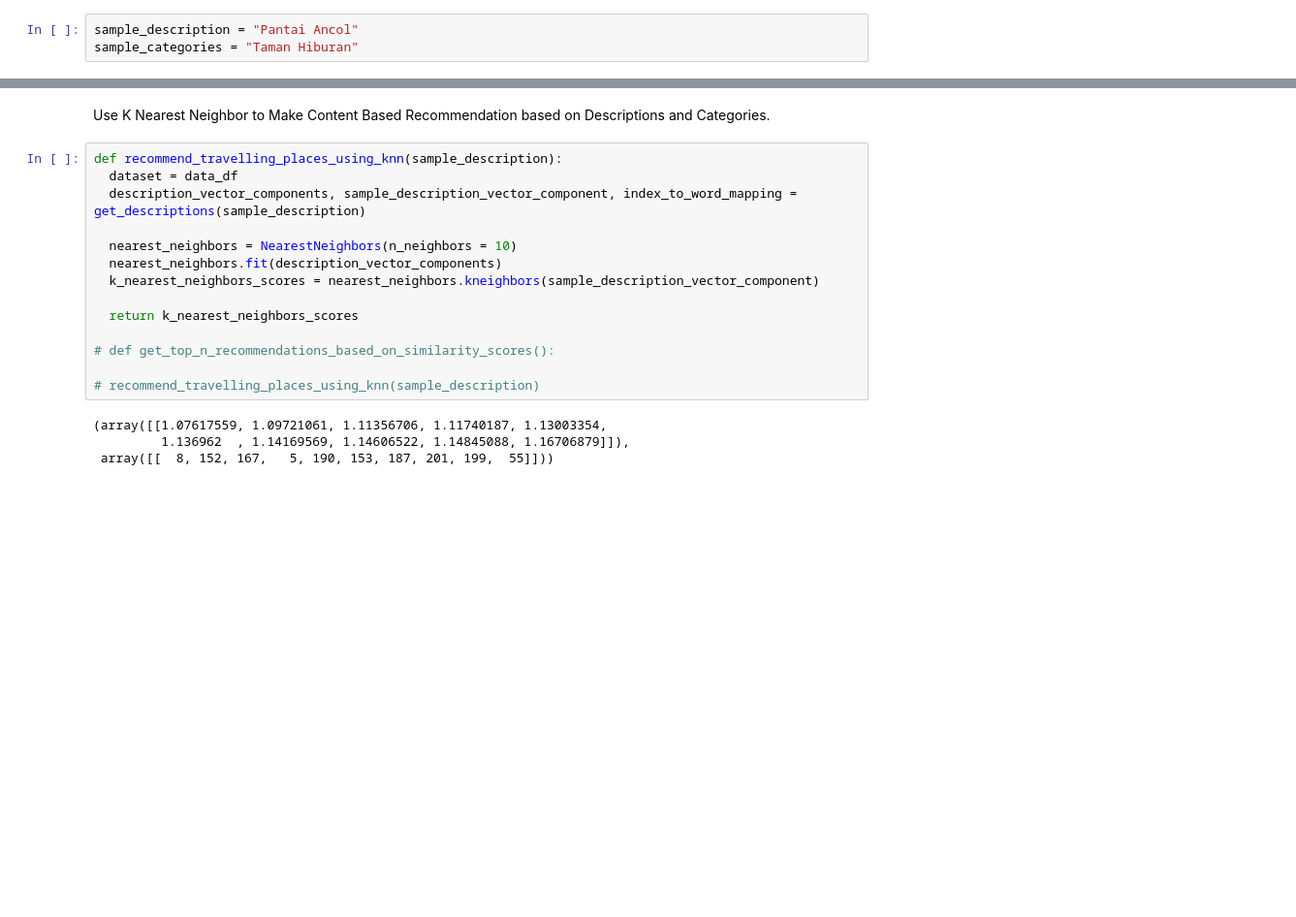
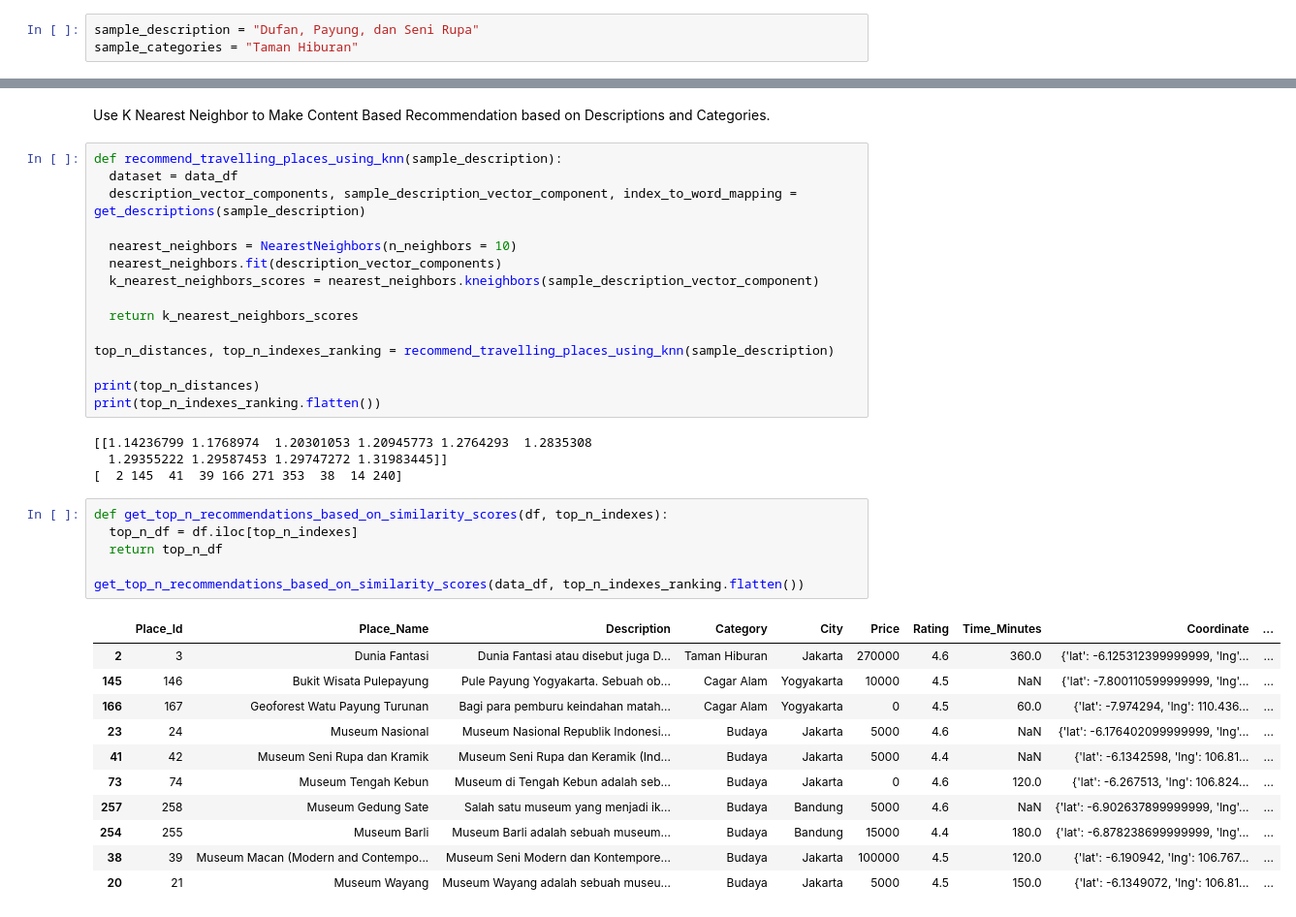
Before and after one commit to MaxZx3000/AI-Compfest-GigaPrime, a Jupyter notebook: artificial-intelligence/recommendation_system_tourism_place.ipynb, the cells around one changed output, grey strips where cells are left out. Shown at 97% size. Cells and saved outputs as stored; diff of their text form; blank space fills up the shorter version.

Commit message:
Added Get top N Recommendations.

```diff
--- a/artificial-intelligence/recommendation_system_tourism_place.ipynb
+++ b/artificial-intelligence/recommendation_system_tourism_place.ipynb
@@ -124,7 +124,7 @@ data_df.head(5)
 # %% [markdown]
 Make a Sample Data
 # %%
-sample_description = "Pantai Ancol"
+sample_description = "Dufan, Payung, dan Seni Rupa"
 sample_categories = "Taman Hiburan"
 # %% [markdown]
 Make Machine Learning Model (KNN Recommendation System).
@@ -172,10 +172,29 @@ def recommend_travelling_places_using_knn(sample_description):
 
   return k_nearest_neighbors_scores
 
-# def get_top_n_recommendations_based_on_similarity_scores():
+top_n_distances, top_n_indexes_ranking = recommend_travelling_places_using_knn(sample_description)
 
-# recommend_travelling_places_using_knn(sample_description)
+print(top_n_distances)
+print(top_n_indexes_ranking.flatten())
 # %% [output]
-(array([[1.07617559, 1.09721061, 1.11356706, 1.11740187, 1.13003354,
-         1.136962  , 1.14169569, 1.14606522, 1.14845088, 1.16706879]]),
- array([[  8, 152, 167,   5, 190, 153, 187, 201, 199,  55]]))
+[[1.14236799 1.1768974  1.20301053 1.20945773 1.2764293  1.2835308
+  1.29355222 1.29587453 1.29747272 1.31983445]]
+[  2 145  41  39 166 271 353  38  14 240]
+# %%
+def get_top_n_recommendations_based_on_similarity_scores(df, top_n_indexes):
+  top_n_df = df.iloc[top_n_indexes]
+  return top_n_df
+
+get_top_n_recommendations_based_on_similarity_scores(data_df, top_n_indexes_ranking.flatten())
+# %% [output]
+|  | Place_Id | Place_Name | Description | Category | City | Price | Rating | Time_Minutes | Coordinate | ... |
+| 2 | 3 | Dunia Fantasi | Dunia Fantasi atau disebut juga D... | Taman Hiburan | Jakarta | 270000 | 4.6 | 360.0 | {'lat': -6.125312399999999, 'lng'... | ... |
+| 145 | 146 | Bukit Wisata Pulepayung | Pule Payung Yogyakarta. Sebuah ob... | Cagar Alam | Yogyakarta | 10000 | 4.5 | NaN | {'lat': -7.800110599999999, 'lng'... | ... |
+| 166 | 167 | Geoforest Watu Payung Turunan | Bagi para pemburu keindahan matah... | Cagar Alam | Yogyakarta | 0 | 4.5 | 60.0 | {'lat': -7.974294, 'lng': 110.436... | ... |
+| 23 | 24 | Museum Nasional | Museum Nasional Republik Indonesi... | Budaya | Jakarta | 5000 | 4.6 | NaN | {'lat': -6.176402099999999, 'lng'... | ... |
+| 41 | 42 | Museum Seni Rupa dan Kramik | Museum Seni Rupa dan Keramik (Ind... | Budaya | Jakarta | 5000 | 4.4 | NaN | {'lat': -6.1342598, 'lng': 106.81... | ... |
+| 73 | 74 | Museum Tengah Kebun | Museum di Tengah Kebun adalah seb... | Budaya | Jakarta | 0 | 4.6 | 120.0 | {'lat': -6.267513, 'lng': 106.824... | ... |
+| 257 | 258 | Museum Gedung Sate | Salah satu museum yang menjadi ik... | Budaya | Bandung | 5000 | 4.6 | NaN | {'lat': -6.902637899999999, 'lng'... | ... |
+| 254 | 255 | Museum Barli | Museum Barli adalah sebuah museum... | Budaya | Bandung | 15000 | 4.4 | 180.0 | {'lat': -6.878238699999999, 'lng'... | ... |
+| 38 | 39 | Museum Macan (Modern and Contempo... | Museum Seni Modern dan Kontempore... | Budaya | Jakarta | 100000 | 4.5 | 120.0 | {'lat': -6.190942, 'lng': 106.767... | ... |
+| 20 | 21 | Museum Wayang | Museum Wayang adalah sebuah museu... | Budaya | Jakarta | 5000 | 4.5 | 150.0 | {'lat': -6.1349072, 'lng': 106.81... | ... |
```
